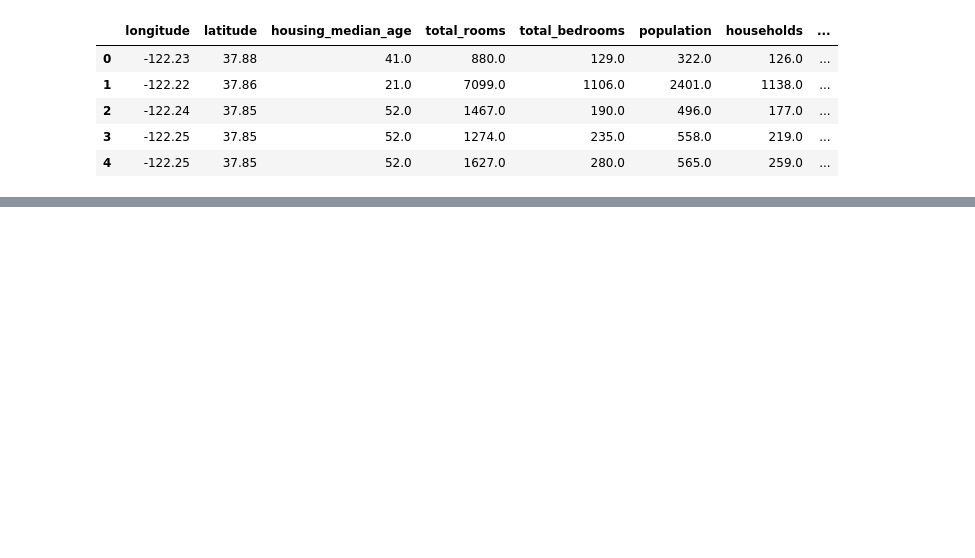
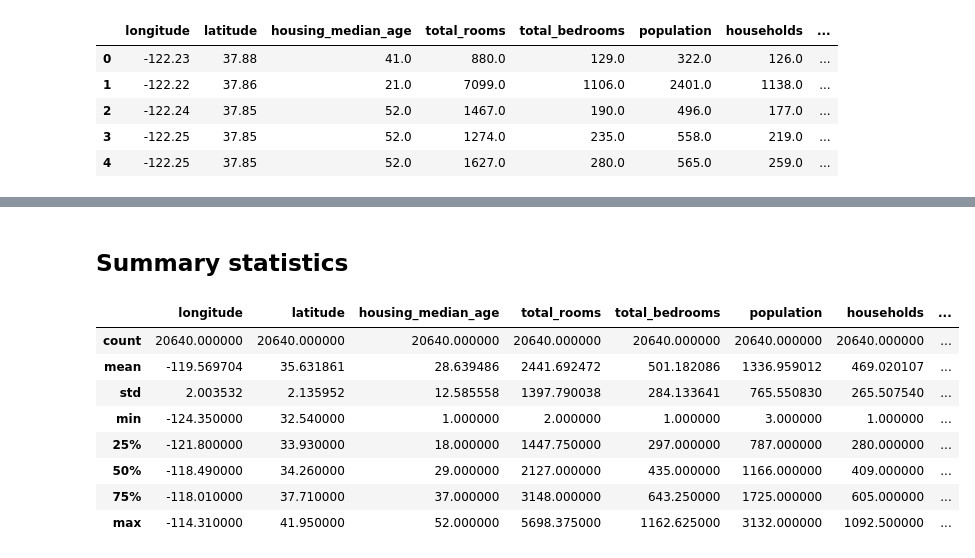
Before and after one commit to jonathern/california_housing_prices_ml, a Jupyter notebook: notebooks/2 Data Cleaning and Feature Engineering.ipynb, the cells around one changed output, grey strips where cells are left out. Cells and saved outputs as stored; diff of their text form; code cells hidden in the pictures; blank space fills up the shorter version.

```diff
--- a/notebooks/2 Data Cleaning and Feature Engineering.ipynb
+++ b/notebooks/2 Data Cleaning and Feature Engineering.ipynb
@@ -19,0 +107,19 @@ df.head()
+# %%
+cols_to_cap = [
+    "total_rooms",
+    "total_bedrooms",
+    "population",
+    "households",
+    "median_income",
+    "median_house_value"
+]
+
+for col in cols_to_cap:
+    Q1 = df[col].quantile(0.25)
+    Q3 = df[col].quantile(0.75)
+    IQR = Q3 - Q1
+
+    lower = Q1 - 1.5 * IQR
+    upper = Q3 + 1.5 * IQR
+
+    df[col] = np.clip(df[col], lower, upper)
@@ -19,0 +130,11 @@ df.head()
+# %%
+numerical_cols = df.select_dtypes(include=np.number).columns
+
+Q1 = df[numerical_cols].quantile(0.25)
+Q3 = df[numerical_cols].quantile(0.75)
+IQR = Q3 - Q1
+
+outliers_after = ((df[numerical_cols] < (Q1 - 1.5 * IQR)) |
+                  (df[numerical_cols] > (Q3 + 1.5 * IQR)))
+
+outliers_after.sum()
@@ -19,0 +153,14 @@ df.head()
+# %% [markdown]
+## Summary statistics
+# %%
+df[numerical_cols].describe()
+# %% [output]
+|  | longitude | latitude | housing_median_age | total_rooms | total_bedrooms | population | households | ... |
+| count | 20640.000000 | 20640.000000 | 20640.000000 | 20640.000000 | 20640.000000 | 20640.000000 | 20640.000000 | ... |
+| mean | -119.569704 | 35.631861 | 28.639486 | 2441.692472 | 501.182086 | 1336.959012 | 469.020107 | ... |
+| std | 2.003532 | 2.135952 | 12.585558 | 1397.790038 | 284.133641 | 765.550830 | 265.507540 | ... |
+| min | -124.350000 | 32.540000 | 1.000000 | 2.000000 | 1.000000 | 3.000000 | 1.000000 | ... |
+| 25% | -121.800000 | 33.930000 | 18.000000 | 1447.750000 | 297.000000 | 787.000000 | 280.000000 | ... |
+| 50% | -118.490000 | 34.260000 | 29.000000 | 2127.000000 | 435.000000 | 1166.000000 | 409.000000 | ... |
+| 75% | -118.010000 | 37.710000 | 37.000000 | 3148.000000 | 643.250000 | 1725.000000 | 605.000000 | ... |
+| max | -114.310000 | 41.950000 | 52.000000 | 5698.375000 | 1162.625000 | 3132.000000 | 1092.500000 | ... |
```
Also changed, not shown: parts of 41 cells of this notebook, 13 other files.
